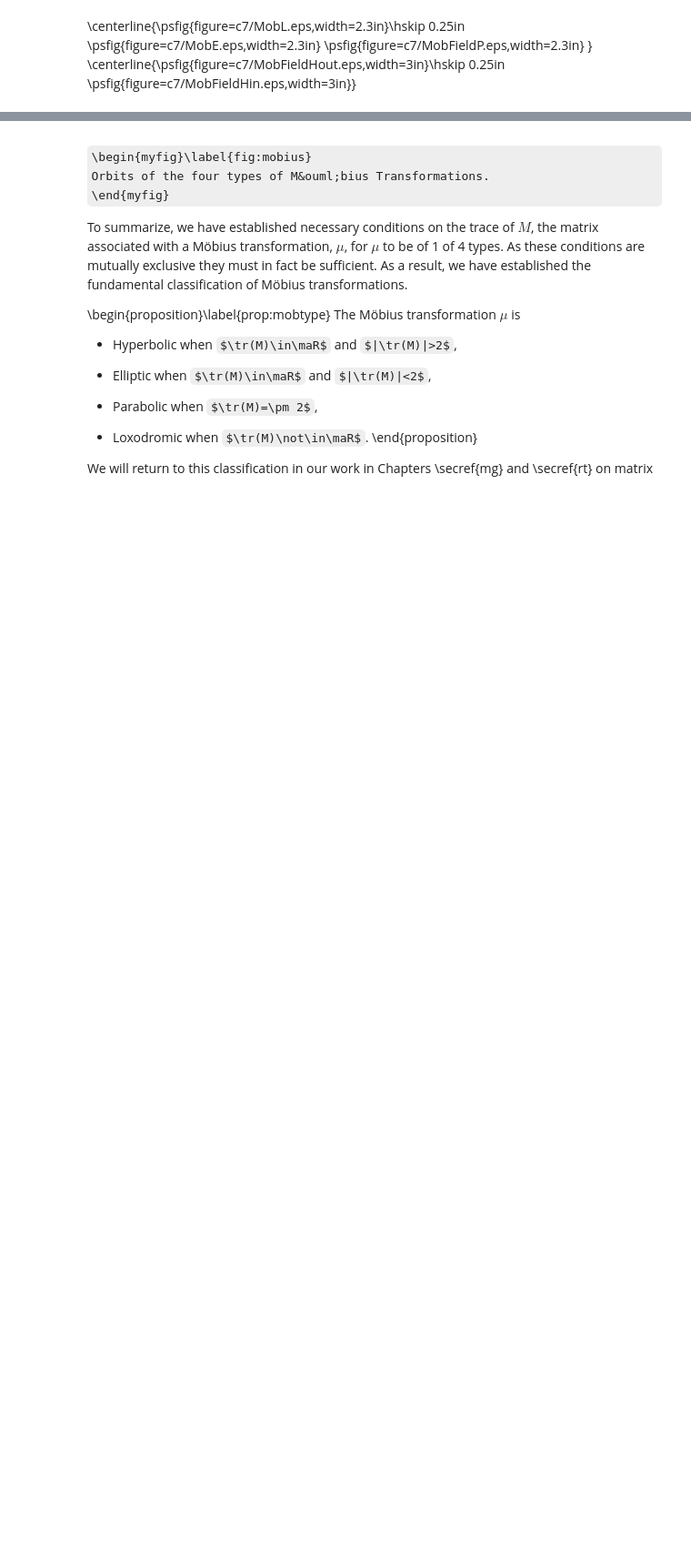
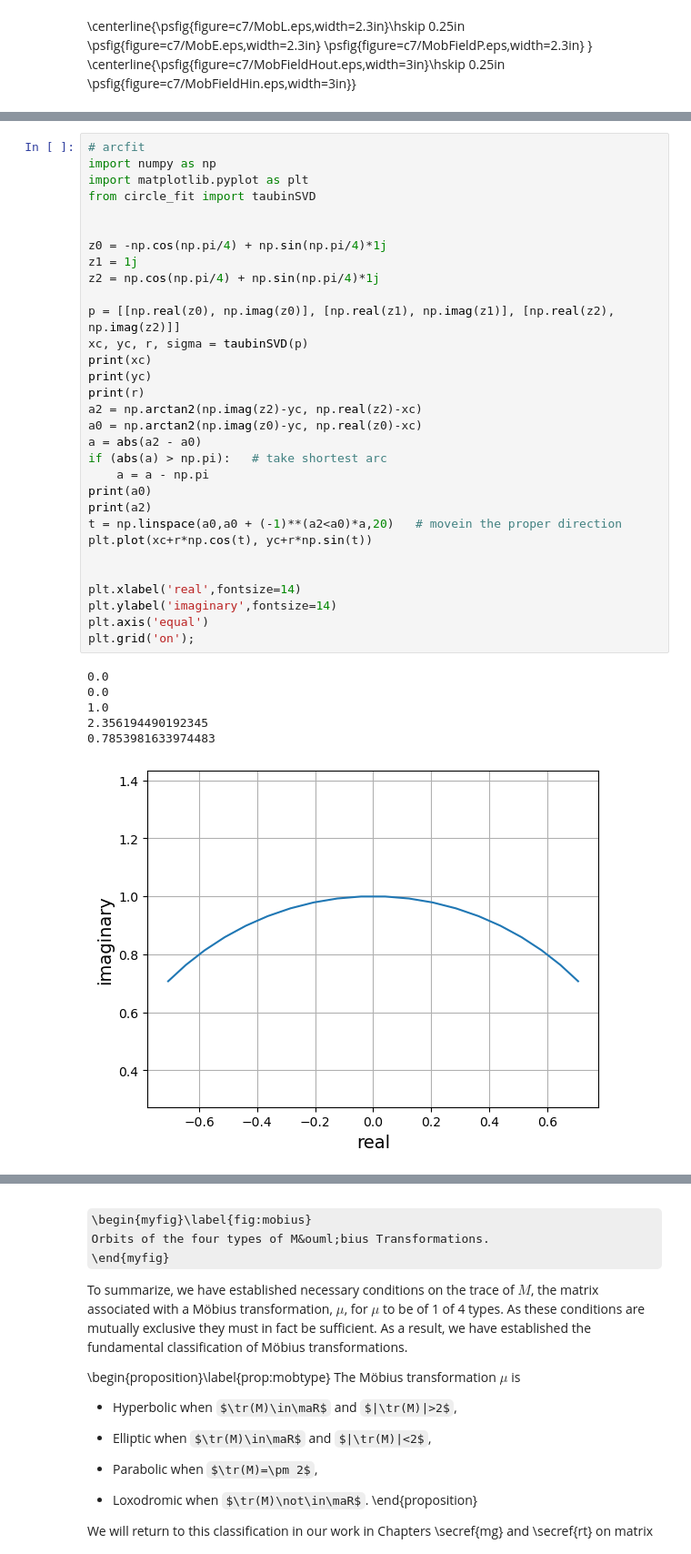
Before and after one commit to steve-cox-LA/JLA, a Jupyter notebook: TransPlane/1.7.MobiusTransformations.ipynb, the cells around one changed output, grey strips where cells are left out. Shown at 91% size. Cells and saved outputs as stored; diff of their text form; some formulas as TeX source; blank space fills up the shorter version.

```diff
--- a/TransPlane/1.7.MobiusTransformations.ipynb
+++ b/TransPlane/1.7.MobiusTransformations.ipynb
@@ -439,0 +473,38 @@ plt.show()
+# %%
+# arcfit
+import numpy as np
+import matplotlib.pyplot as plt
+from circle_fit import taubinSVD
+
+
+z0 = -np.cos(np.pi/4) + np.sin(np.pi/4)*1j
+z1 = 1j
+z2 = np.cos(np.pi/4) + np.sin(np.pi/4)*1j
+
+p = [[np.real(z0), np.imag(z0)], [np.real(z1), np.imag(z1)], [np.real(z2), np.imag(z2)]]
+xc, yc, r, sigma = taubinSVD(p)
+print(xc)
+print(yc)
+print(r)
+a2 = np.arctan2(np.imag(z2)-yc, np.real(z2)-xc)
+a0 = np.arctan2(np.imag(z0)-yc, np.real(z0)-xc)
+a = abs(a2 - a0)
+if (abs(a) > np.pi):   # take shortest arc
+    a = a - np.pi
+print(a0)
+print(a2)
+t = np.linspace(a0,a0 + (-1)**(a2<a0)*a,20)   # movein the proper direction
+plt.plot(xc+r*np.cos(t), yc+r*np.sin(t))
+
+
+plt.xlabel('real',fontsize=14)
+plt.ylabel('imaginary',fontsize=14)
+plt.axis('equal')
+plt.grid('on');
+# %% [output]
+0.0
+0.0
+1.0
+2.356194490192345
+0.7853981633974483
+[figure, added]
```
Also changed, not shown: parts of 2 cells of this notebook.
